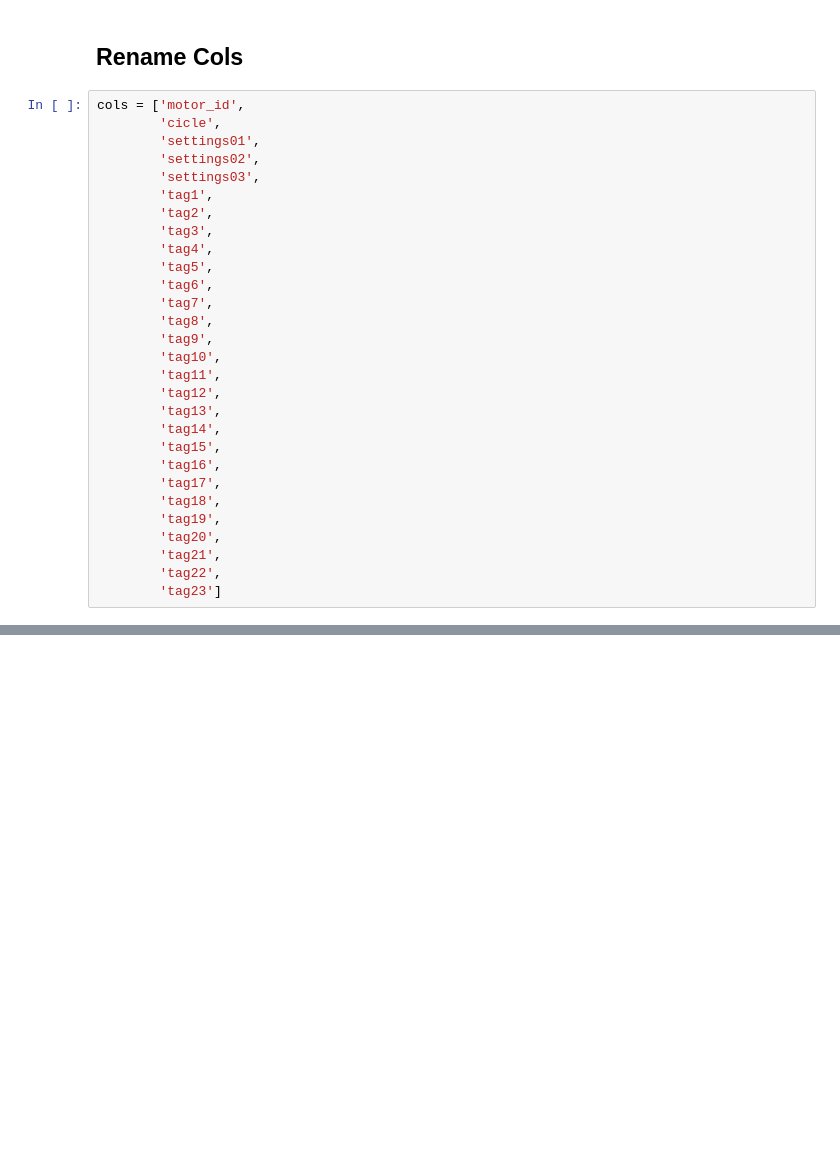
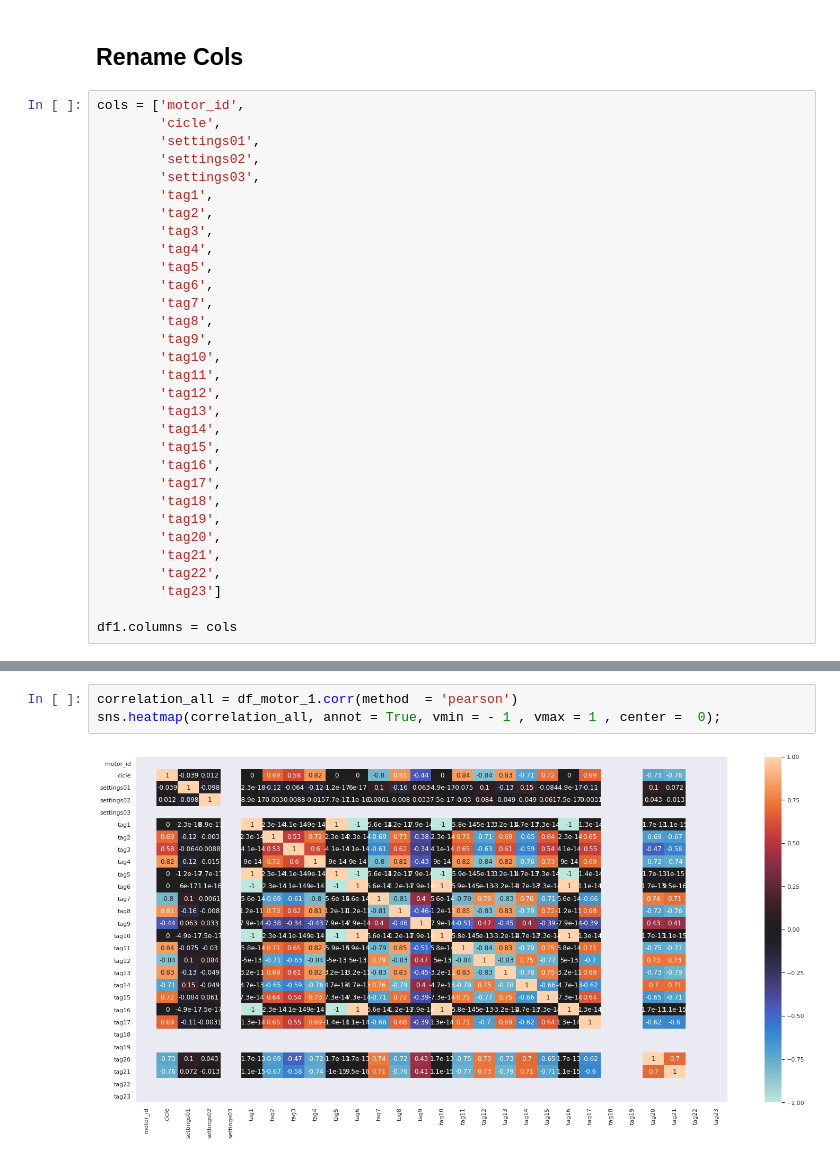
Before and after one commit to franciscofijamo/rocket_science-Inc_predict-_maintence, a Jupyter notebook: Rocket_Science_Inc_predict__maintence.ipynb, the cells around one changed output, grey strips where cells are left out. Cells and saved outputs as stored; diff of their text form; blank space fills up the shorter version.

```diff
--- a/Rocket_Science_Inc_predict__maintence.ipynb
+++ b/Rocket_Science_Inc_predict__maintence.ipynb
@@ -71,4 +103,6 @@ cols = ['motor_id',
         'tag21',
         'tag22',
         'tag23']
+
+df1.columns = cols
 # %% [markdown]
@@ -95,0 +186,5 @@ cols = ['motor_id',
+# %%
+correlation_all = df_motor_1.corr(method  = 'pearson')
+sns.heatmap(correlation_all, annot = True, vmin = - 1 , vmax = 1 , center =  0);
+# %% [output]
+[figure, added]
```
Also changed, not shown: parts of 27 cells of this notebook.
